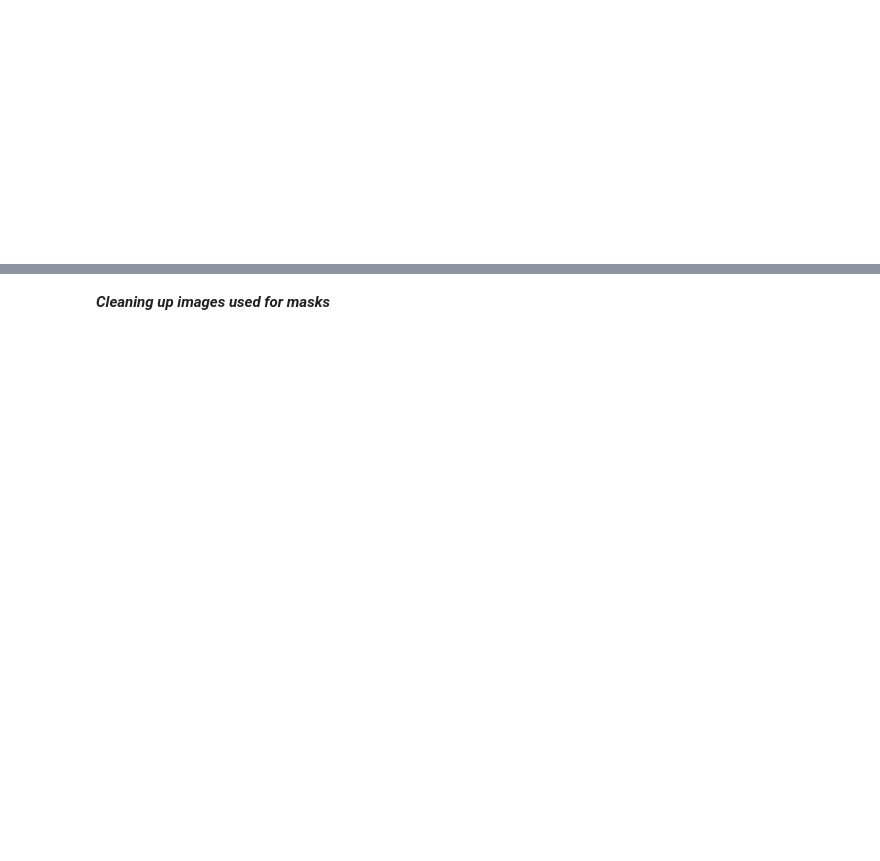
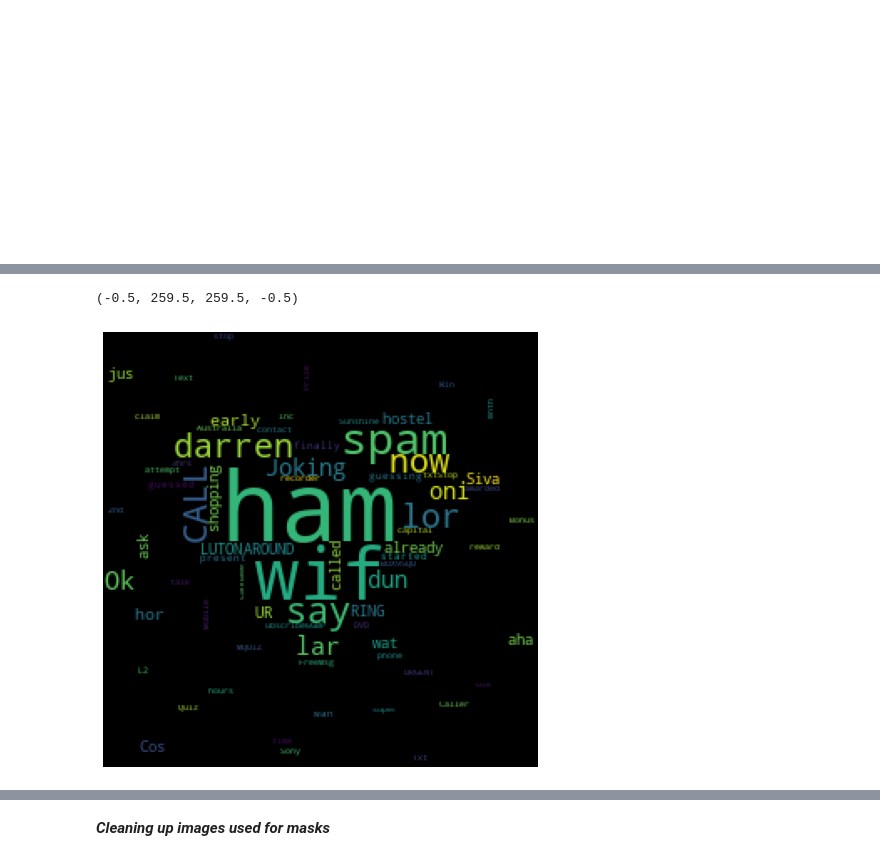
Before and after one commit to MaryAdewunmi/Natural-Language-Processing-NLP-, a Jupyter notebook: Cleaning_Texts_with_NLP.ipynb, the cells around one changed output, grey strips where cells are left out. Cells and saved outputs as stored; diff of their text form; code cells hidden in the pictures; blank space fills up the shorter version.

```diff
--- a/Cleaning_Texts_with_NLP.ipynb
+++ b/Cleaning_Texts_with_NLP.ipynb
@@ -246,3 +256,5 @@ Saving circle.png to circle.png
+# %%
+char_mask2 = np.array(Image.open("heart2.png"))
 # %%
 char_mask = np.array(Image.open("circle.png"))
 # %%
@@ -261,3 +275,5 @@ wordcloud = WordCloud(background_color = 'black', mask = char_mask ).generate(te
+# %%
+wordcloud2 = WordCloud(background_color = 'black', mask = char_mask2 ).generate(text)
 # %%
 plt.figure((figsize) = (8,8))
 plt.imshow(wordcloud)
@@ -267,3 +291,10 @@ plt.imshow(wordcloud)
+# %%
+plt.figure((figsize) = (8,8))
+plt.imshow(wordcloud2)
+plt.axis("off")
+# %% [output]
+(-0.5, 259.5, 259.5, -0.5)
+[figure, added]
 # %%
 plt.figure((figsize) = (8,8))
 plt.imshow(wordcloud)
```
Also changed, not shown: parts of 31 cells of this notebook.
